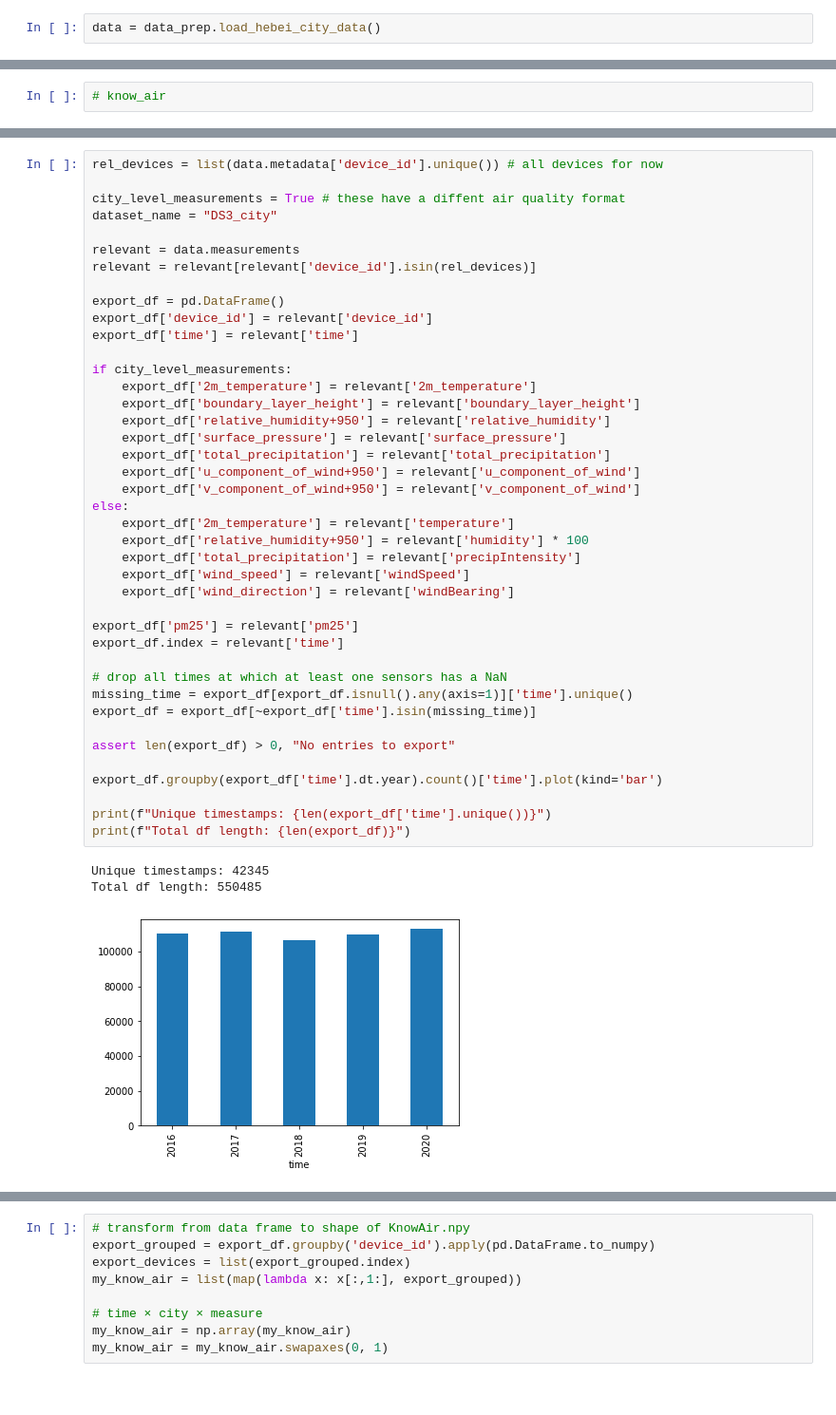
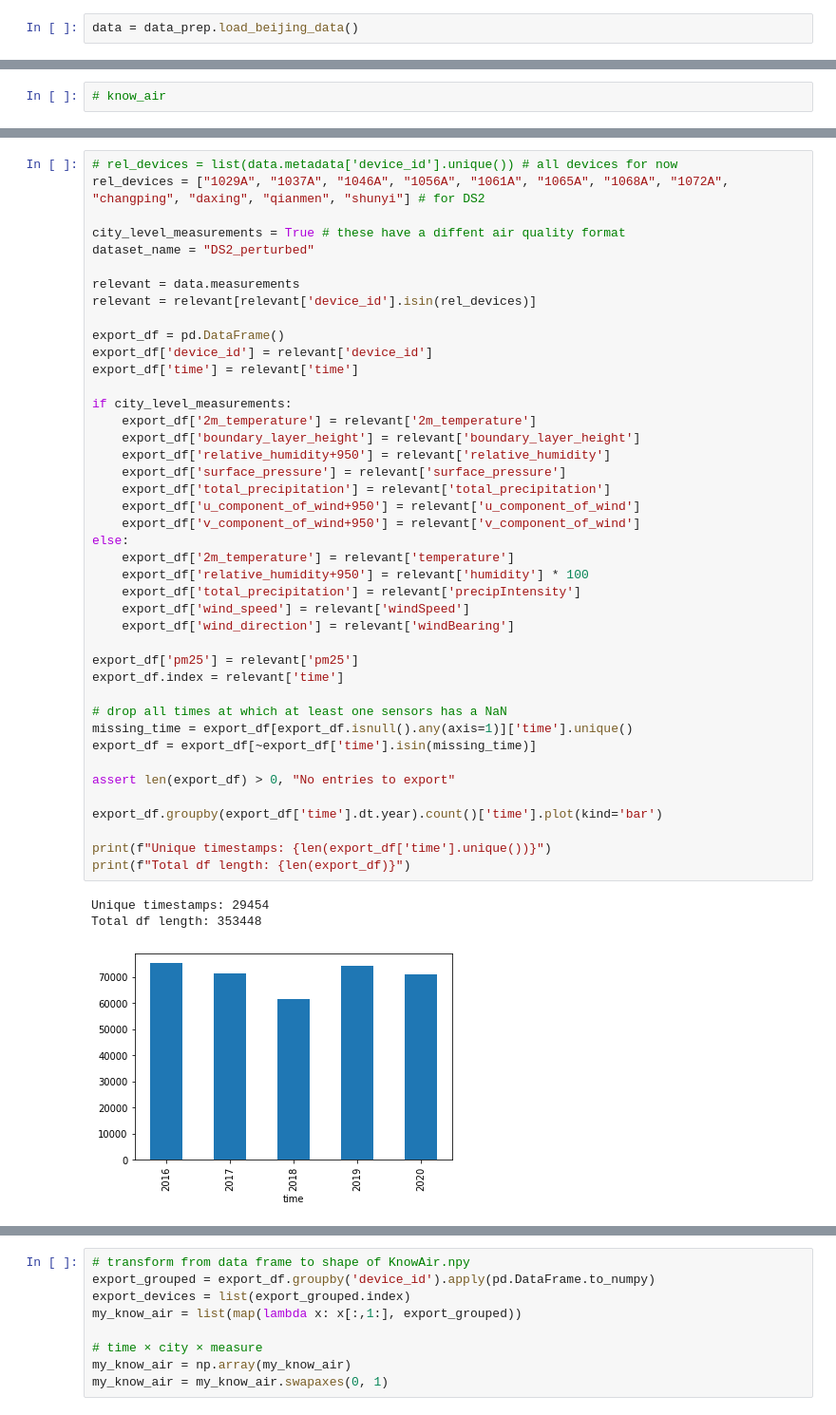
Before and after one commit to deutschmn/split-pollution-sources, a Jupyter notebook: gnn-prep.ipynb, the cells around one changed output, grey strips where cells are left out. Shown at 95% size. Cells and saved outputs as stored; diff of their text form.

```diff
--- a/gnn-prep.ipynb
+++ b/gnn-prep.ipynb
@@ -12,6 +12,6 @@ import data_prep
 # %%
 ndpretty.default()
 # %%
-data = data_prep.load_hebei_city_data()
+data = data_prep.load_beijing_data()
 # %% [output]
 [interactive output not drawn]
@@ -88,8 +92,9 @@ list(data.metadata['device_id'].unique())
 # %%
-rel_devices = list(data.metadata['device_id'].unique()) # all devices for now
+# rel_devices = list(data.metadata['device_id'].unique()) # all devices for now
+rel_devices = ["1029A", "1037A", "1046A", "1056A", "1061A", "1065A", "1068A", "1072A", "changping", "daxing", "qianmen", "shunyi"] # for DS2
 
 city_level_measurements = True # these have a diffent air quality format
-dataset_name = "DS3_city"
+dataset_name = "DS2_perturbed"
 
 relevant = data.measurements
 relevant = relevant[relevant['device_id'].isin(rel_devices)]
@@ -100,33 +105,33 @@ export_df['time'] = relevant['time']
 
 if city_level_measurements:
     export_df['2m_temperature'] = relevant['2m_temperature']
     export_df['boundary_layer_height'] = relevant['boundary_layer_height']
     export_df['relative_humidity+950'] = relevant['relative_humidity']
     export_df['surface_pressure'] = relevant['surface_pressure']
     export_df['total_precipitation'] = relevant['total_precipitation']
     export_df['u_component_of_wind+950'] = relevant['u_component_of_wind']
     export_df['v_component_of_wind+950'] = relevant['v_component_of_wind']
 else:
     export_df['2m_temperature'] = relevant['temperature']
     export_df['relative_humidity+950'] = relevant['humidity'] * 100
     export_df['total_precipitation'] = relevant['precipIntensity']
     export_df['wind_speed'] = relevant['windSpeed']
     export_df['wind_direction'] = relevant['windBearing']
 
 export_df['pm25'] = relevant['pm25']
 export_df.index = relevant['time']
 
 # drop all times at which at least one sensors has a NaN
 missing_time = export_df[export_df.isnull().any(axis=1)]['time'].unique()
 export_df = export_df[~export_df['time'].isin(missing_time)]
 
 assert len(export_df) > 0, "No entries to export"
 
 export_df.groupby(export_df['time'].dt.year).count()['time'].plot(kind='bar')
 
 print(f"Unique timestamps: {len(export_df['time'].unique())}")
 print(f"Total df length: {len(export_df)}")
 # %% [output]
-Unique timestamps: 42345
-Total df length: 550485
+Unique timestamps: 29454
+Total df length: 353448
-[figure, old version]
+[figure, new version]
```
Also changed, not shown: parts of 6 cells of this notebook.
